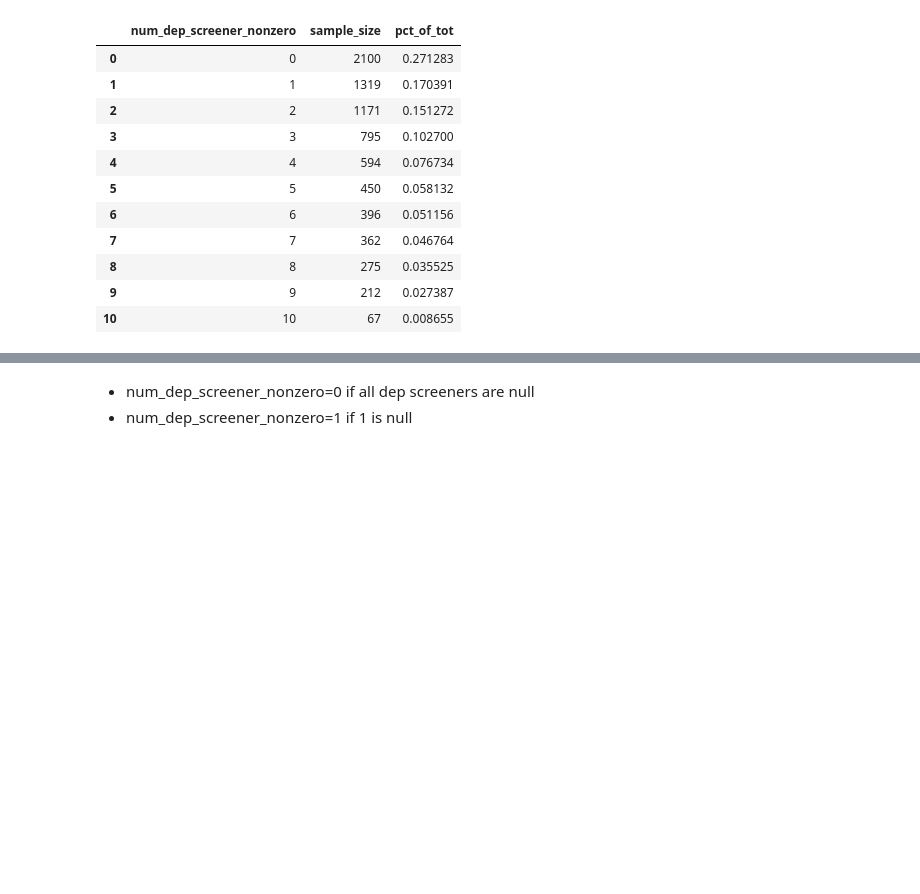
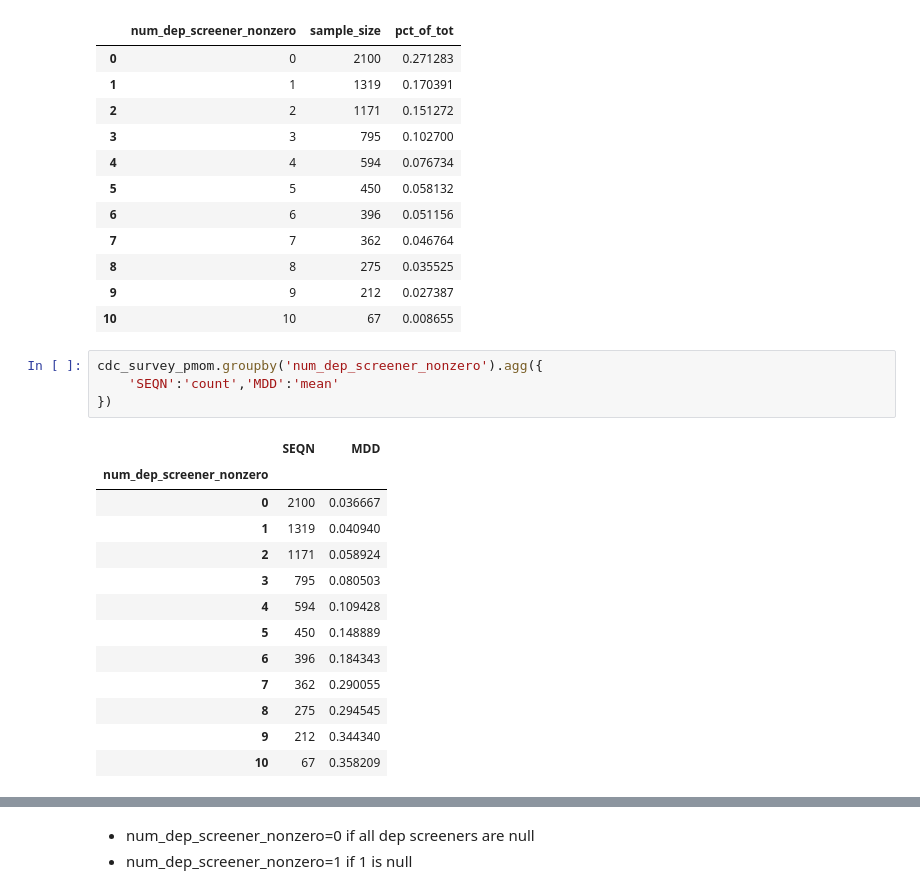
Before and after one commit to orenscarmeli/capstone210-ppd-carmeli_chari_hand_lee, a Jupyter notebook: modeling/survey_model_best.ipynb, the cells around one changed output, grey strips where cells are left out. Drawn from its saved outputs; the diff is of its cells as text; blank space fills up the shorter version.

```diff
--- a/modeling/survey_model_best.ipynb
+++ b/modeling/survey_model_best.ipynb
@@ -499,3 +499,21 @@ num_dep_screener_nonzero_dist.sort_values(by='num_dep_screener_nonzero')
 | 8 | 8 | 275 | 0.035525 |
 | 9 | 9 | 212 | 0.027387 |
 | 10 | 10 | 67 | 0.008655 |
+# %%
+cdc_survey_pmom.groupby('num_dep_screener_nonzero').agg({
+    'SEQN':'count','MDD':'mean'
+})
+# %% [output]
+|  | SEQN | MDD |
+| num_dep_screener_nonzero |  |  |
+| 0 | 2100 | 0.036667 |
+| 1 | 1319 | 0.040940 |
+| 2 | 1171 | 0.058924 |
+| 3 | 795 | 0.080503 |
+| 4 | 594 | 0.109428 |
+| 5 | 450 | 0.148889 |
+| 6 | 396 | 0.184343 |
+| 7 | 362 | 0.290055 |
+| 8 | 275 | 0.294545 |
+| 9 | 212 | 0.344340 |
+| 10 | 67 | 0.358209 |
```
Also changed, not shown: parts of 1 cell of this notebook.
